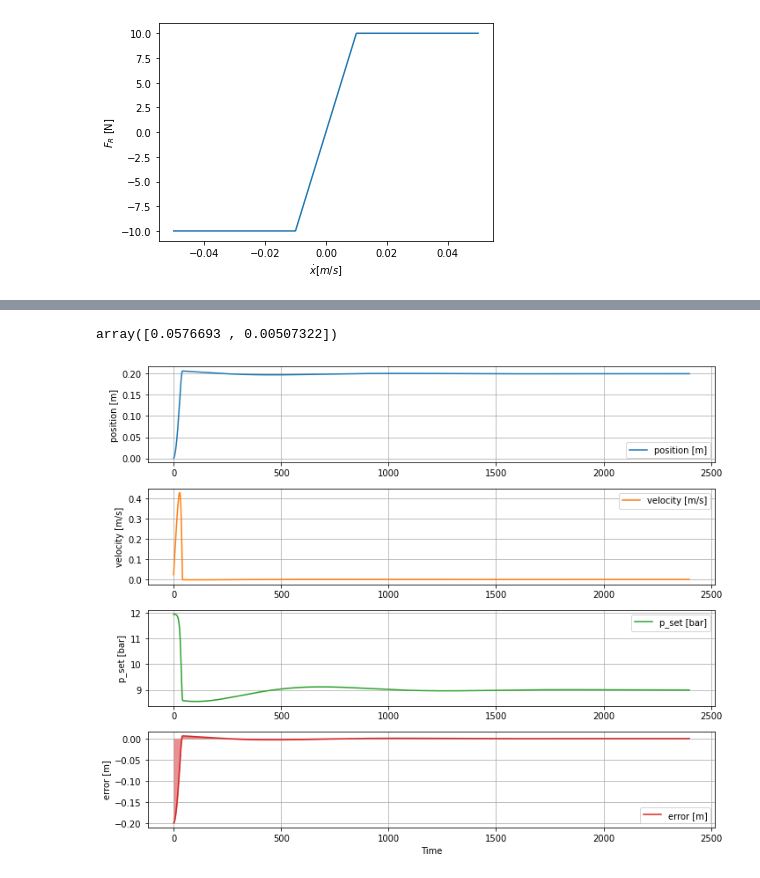
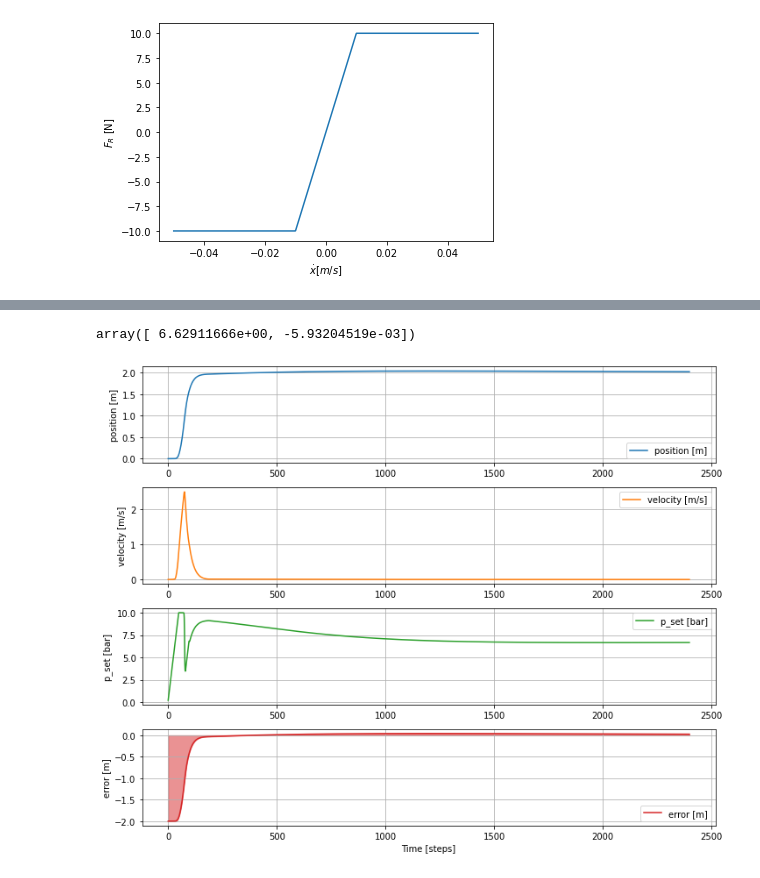
Before and after one commit to Sven-J-Steinert/Rocket-Hopper-DDPG, a Jupyter notebook: simulation.ipynb, the cells around one changed output, grey strips where cells are left out. Drawn from its saved outputs; the diff is of its cells as text; code cells hidden in the pictures.

```diff
--- a/simulation.ipynb
+++ b/simulation.ipynb
@@ -99,6 +100,6 @@ F_Thrust(10,debug=True)
 # %%
 # test F Thrust over pressure
-x = np.linspace(1,20,1000)
+x = np.linspace(1,10,1000)
 y = []
 for i in x:
     y.append(F_Thrust(i))
@@ -185,7 +227,7 @@ def plot(states, time):
         plt.legend()
         plt.grid(True)
 
-    plt.xlabel('Time')
+    plt.xlabel('Time [steps]')
     plt.tight_layout()
     plt.show()
 # %%
@@ -246,9 +290,10 @@ def sim_step(y,p=None):
 
     return y
 # %%
+# propagate
 y = np.array([0,0])
 for i in range(10*60):
-    y = sim_step(y,p=10) # sim_step(y,p=10)
+    y = sim_step(y,p=12) # sim_step(y,p=10)
 y
 # %% [output]
-array([0.0576693 , 0.00507322])
+array([ 6.62911666e+00, -5.93204519e-03])
@@ -288,32 +331,35 @@ class PIDController:
 
         # map control value to the range [1 bar .. 12 bar]
         p_min = 1
-        p_max = 12
+        p_max = 10
 
         p_set = sigmoid(control_output) * (p_max - p_min) + p_min
 
         return p_set
 # %%
-x_target = 0.2 # [m]
+x_target = 2 # [m]
 y = np.array([0,0])
 t = 40 # simulation time [s]
 n = t * 60 # simulation simulates always 1/60 s in one window
 log = np.zeros((len(y)+2, n))
 # log[0,:] -> position
 # log[1,:] -> velocity
 # log[2,:] -> p_set
 
-contr = PIDController(25,0.2,0.1) # initialize controller
+contr = PIDController(20,0.01,500) # initialize controller
+p_set_old = 0
+time = range(n)
+for i in tqdm(time):
+    p_set = contr.ctrl(y,x_target)
+    p_set = dynamic_restriction(p_set,p_set_old)
+    y = sim_step(y,p_set)
+    p_set_old = p_set
 
-time = range(n)
-for i in time:
-    p_set = contr.ctrl(y,x_target)
-    y = sim_step(y,p_set) # sim_step(y,p=10)
     log[0, i] = y[0]
     log[1, i] = y[1]
     log[2,i] = p_set
     log[3,i] = y[0]-x_target
 
 plot(log,time)
 # %% [output]
-[figure, old version]
+[figure, new version]
```
Also changed, not shown: parts of 8 cells of this notebook.
